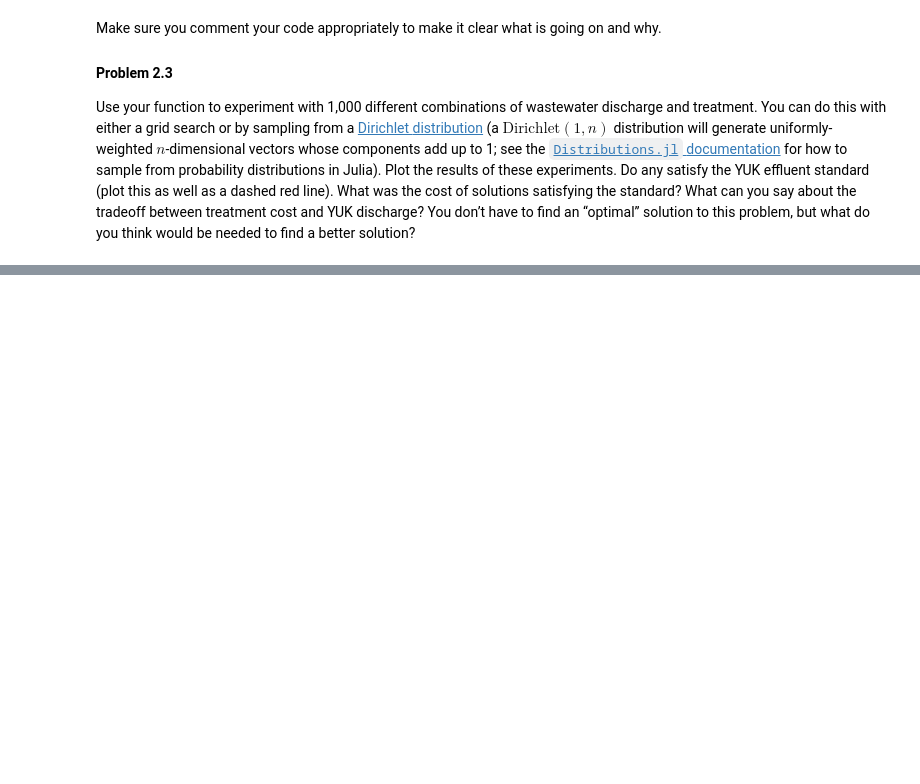
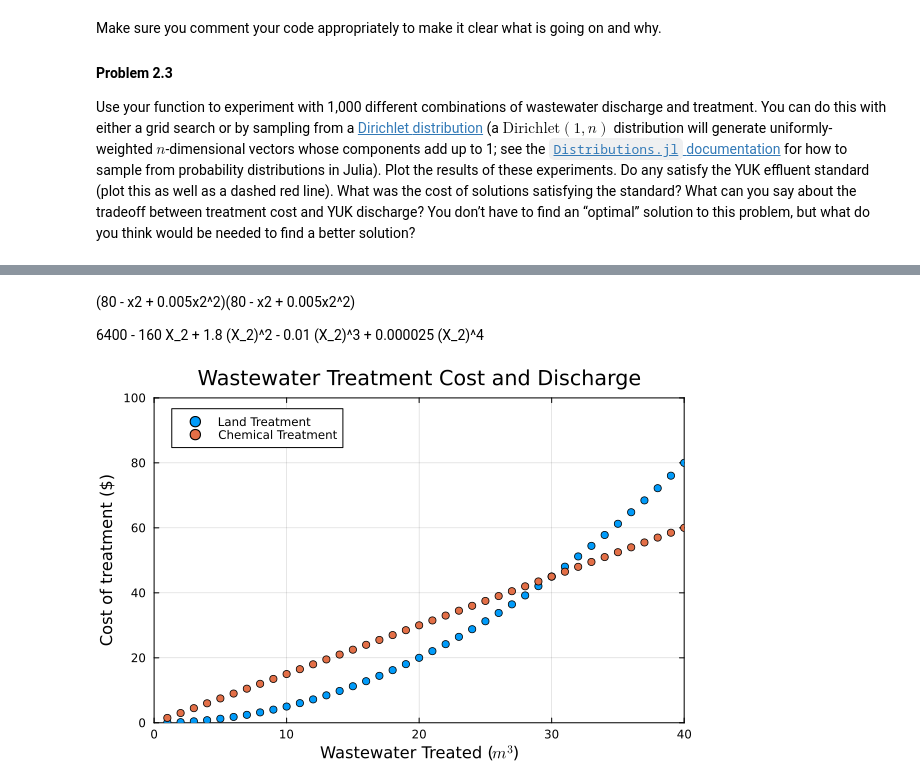
Before and after one commit to BEE4750-FA25/bee4750-hw1-alc354, a Jupyter notebook: hw01.ipynb, the cells around one changed output, grey strips where cells are left out. Cells and saved outputs as stored; diff of their text form; code cells hidden in the pictures; blank space fills up the shorter version.

```diff
--- a/hw01.ipynb
+++ b/hw01.ipynb
@@ -412,0 +430,14 @@ List any external references consulted, including classmates.
+# %% [markdown]
+(80 - x2 + 0.005x2^2)(80 - x2 + 0.005x2^2)
+
+6400 - 160 X_2 + 1.8 (X_2)^2 - 0.01 (X_2)^3 + 0.000025 (X_2)^4
+# %%
+plot(1:100, x -> (x^2)/20, seriestype=:scatter, label=:"Land Treatment", frame =:box)
+plot!(1:100, x -> 1.50*x, seriestype=:scatter, label=:"Chemical Treatment")
+title!("Wastewater Treatment Cost and Discharge")
+xlabel!("Wastewater Treated (" * L"m^3" *")")
+ylabel!("Cost of treatment (\$)")
+xlims!(0, 40)
+ylims!(0, 100)
+# %% [output]
+[figure, added]
```
Also changed, not shown: parts of 10 cells of this notebook.
